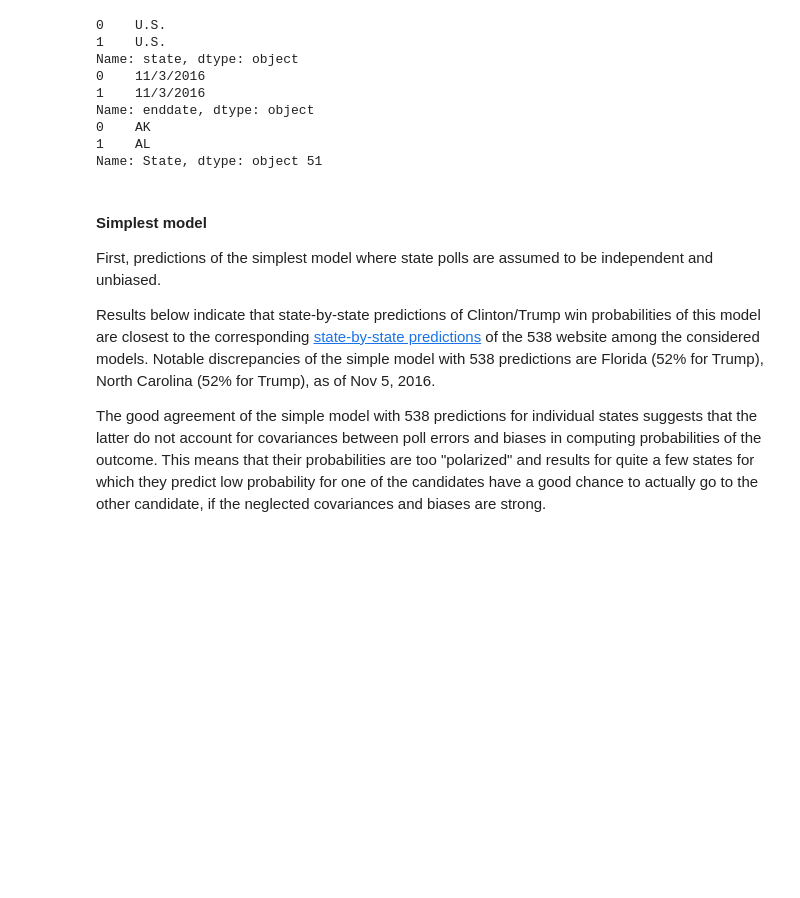
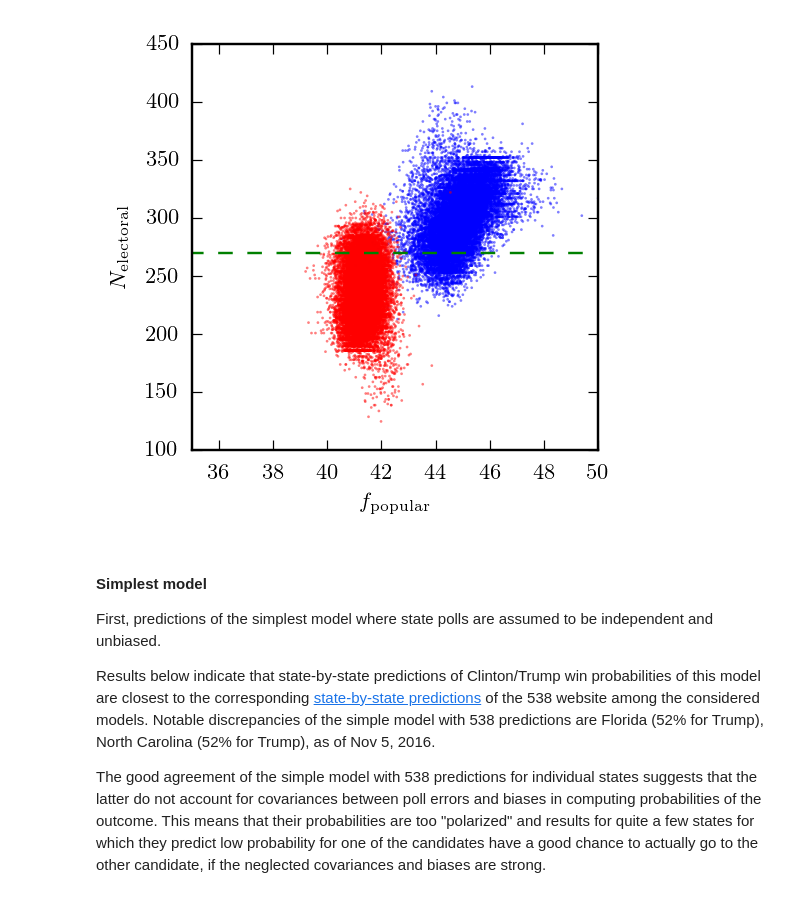
Before and after one commit to LucasBJ/notebooks, a Jupyter notebook: 161104_elections/elections.ipynb, the cells around one changed output. Cells and saved outputs as stored; diff of their text form; code cells hidden in the pictures; blank space fills up the shorter version.

```diff
--- a/161104_elections/elections.ipynb
+++ b/161104_elections/elections.ipynb
@@ -67,3 +37,8 @@ The latest state-by-state poll results  <a href="http://projects.fivethirtyeight
+# %%
+plot_Nelectoral_vs_popular_vote(r'model 2 (corr. model)',
+                                corr_model_results, states_electoral)
+# %% [output]
+[figure, added]
 # %%
 import numpy as np
 from codes.setup import data_home_dir
@@ -72,24 +50,5 @@ import pandas
 poll_data = pandas.read_csv(data_home_dir()+'president_general_polls_2016.csv')
 states_electoral = pandas.read_csv(data_home_dir()+'states_electoral.csv')
-# %%
-# example of prints showing how to access data frame data
-Nprint = 2
-# print poll region (state name or nation wide, if field=U.S.) for the first Nprint entries
-print poll_data['state'][:Nprint]
-# grade of the poll for the first Nprint entries
-print poll_data['enddate'][:Nprint]
-
-print states_electoral['State'][:Nprint], states_electoral['State'].size
-# %% [output]
-0    U.S.
-1    U.S.
-Name: state, dtype: object
-0    11/3/2016
-1    11/3/2016
-Name: enddate, dtype: object
-0    AK
-1    AL
-Name: State, dtype: object 51
 # %%
 from sklearn.covariance import shrunk_covariance, ledoit_wolf, oas
 
```
Also changed, not shown: parts of 48 cells of this notebook.
